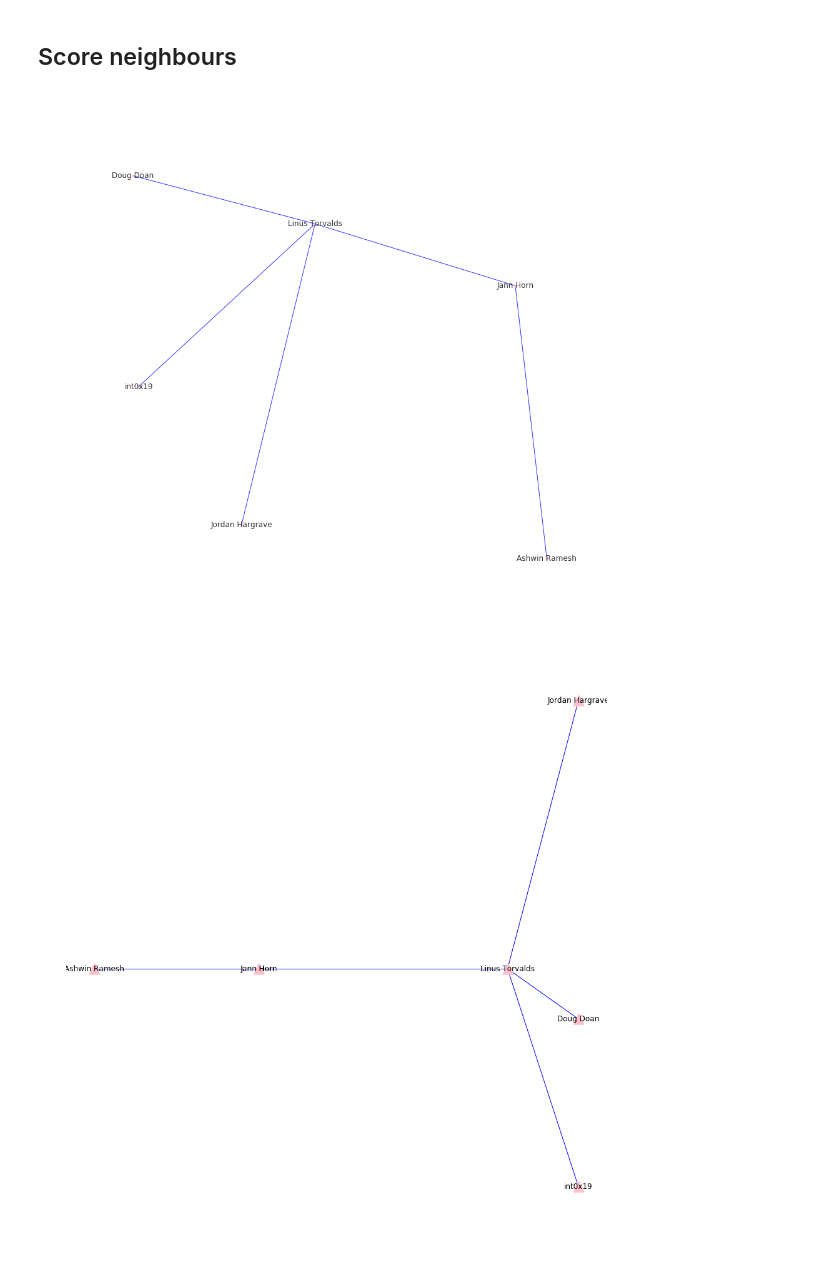
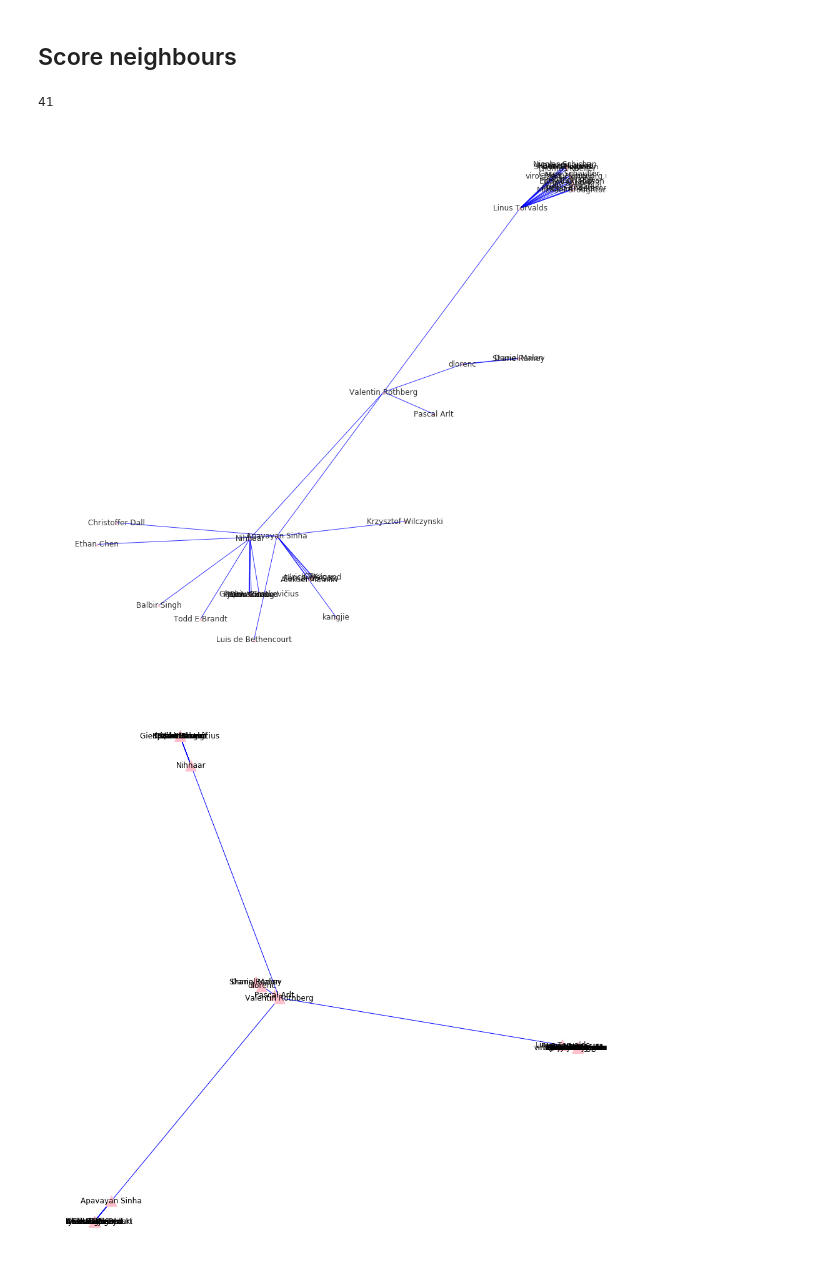
Before and after one commit to Chromares/network_science, a Jupyter notebook: distance.ipynb, the cells around one changed output. Saved outputs shown, nothing was run; the diff lists cells and outputs as text; code cells hidden in the pictures.

```diff
--- a/distance.ipynb
+++ b/distance.ipynb
@@ -19,10 +17,10 @@ df = df.dropna()
 # %% [markdown]
 ## Sample Graph
 # %%
-dfn = df.sample(1000)
-del df
-df = dfn
+#dfn = df.sample(1000)
+#del df
+#df = dfn
 # %%
-graph = nx.from_pandas_edgelist(df, source = 'comm', target = 'auth', edge_attr = 'reps',create_using = nx.DiGraph())
+graph = nx.from_pandas_edgelist(df.sample(10000), source = 'comm', target = 'auth', edge_attr = 'reps',create_using = nx.DiGraph())
 # %%
 pg = nx.pagerank(graph, alpha=0.85, personalization=None, max_iter=100, tol=1e-06, nstart=None, weight='reps', dangling=None)
@@ -94,8 +89,14 @@ def plot_aroundme(pg, graph, node, radius):
     nx.draw_spectral(k,font_size=12, node_color='pink', with_labels=True, node_shape='^', edge_color='b')
     plt.savefig('labels_2.png')
     plt.show()
+# %%
+gu = graph.to_undirected()
+# %%
+len(check_neighbourhood(gu, "Linus Torvalds", 3))
+# %% [output]
+41
 # %%
-plot_aroundme(pg, gu, "Linus Torvalds", 2)
+plot_aroundme(pg, gu, "Linus Torvalds", 3)
 # %% [output]
-[figure, old version]
+[figure, new version]
-[figure, old version]
+[figure, new version]
```
Also changed, not shown: parts of 7 cells of this notebook, 2 other files.
